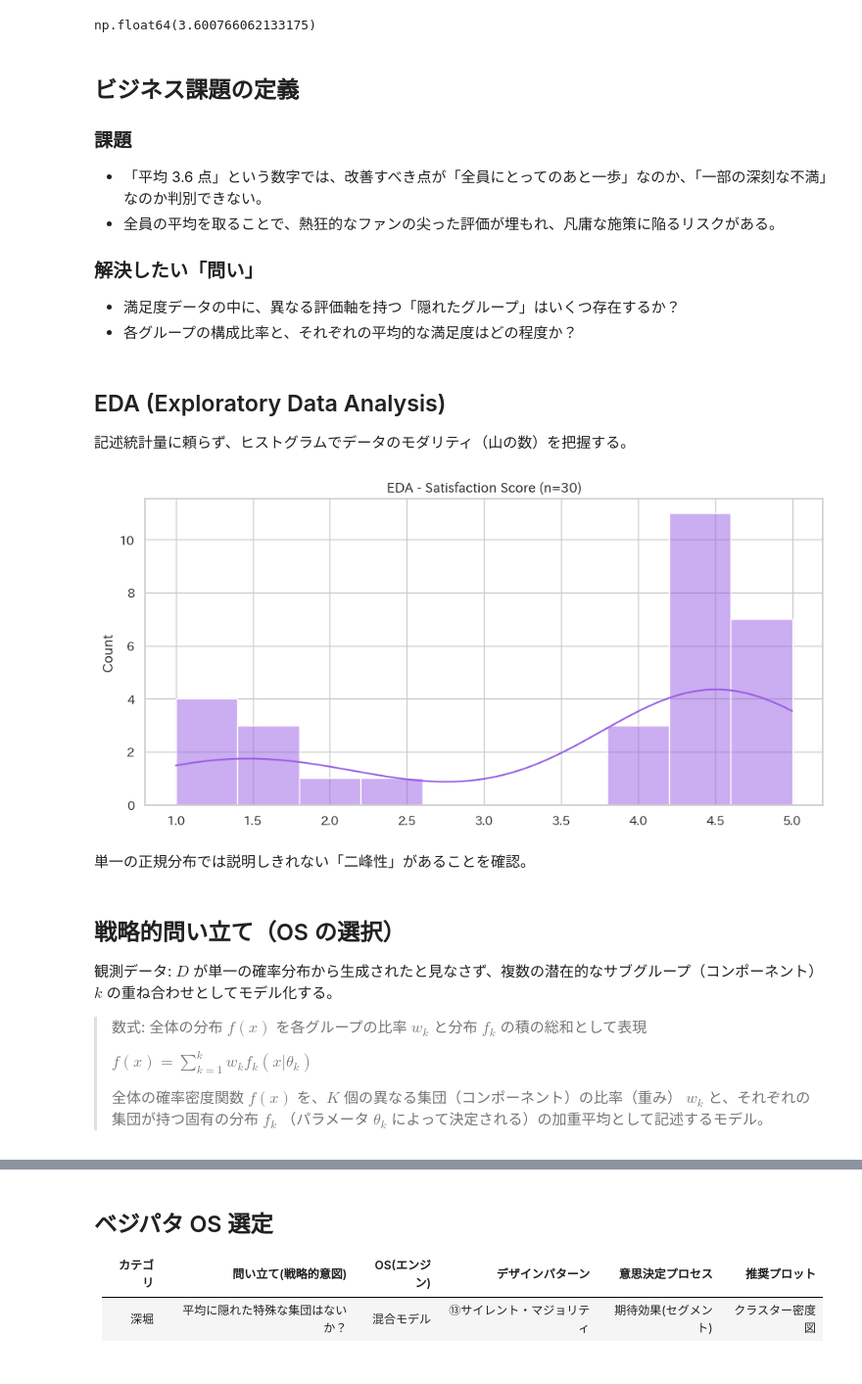
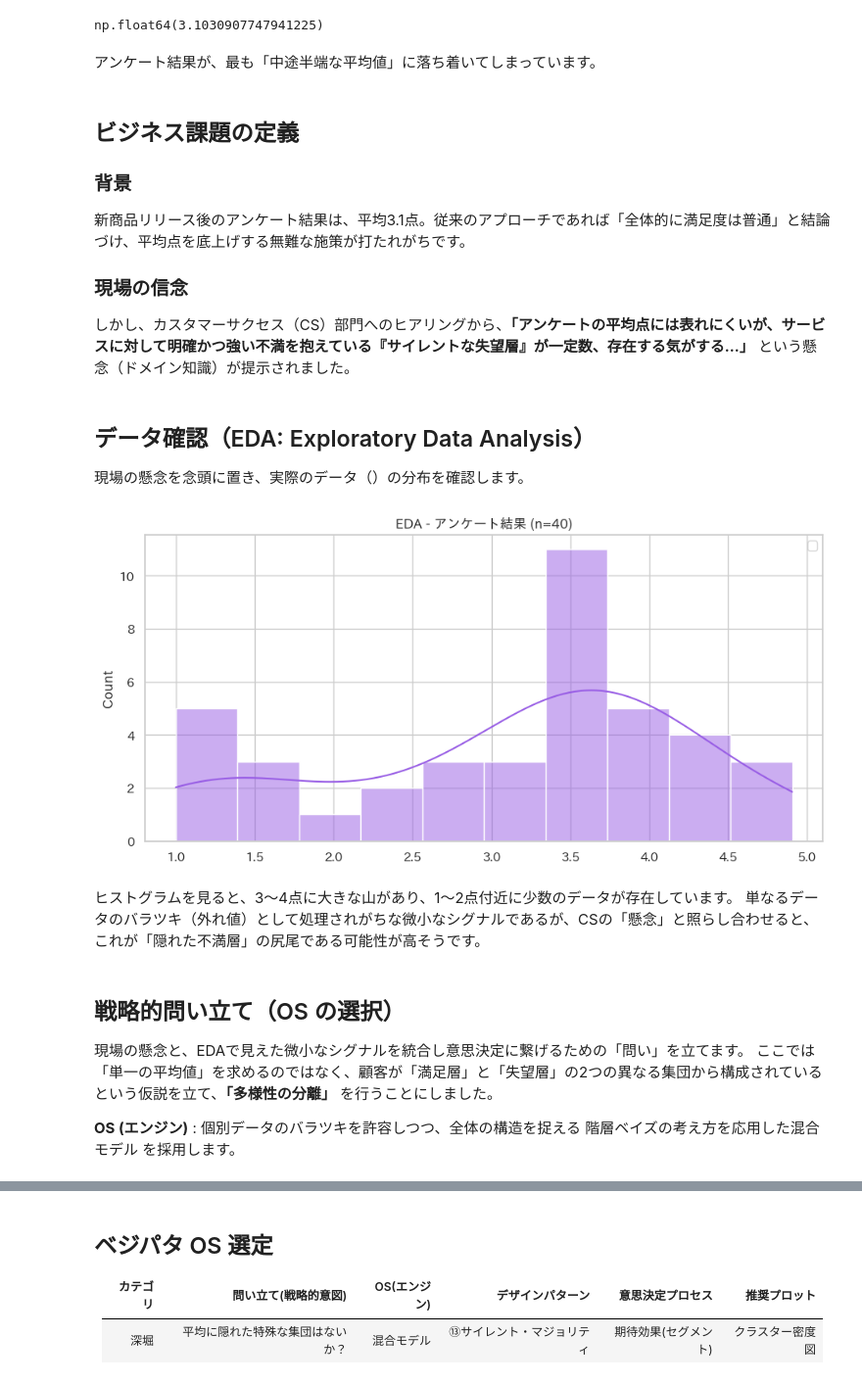
Before and after one commit to petalab-io/bayesian-iroha, a Jupyter notebook: notebooks/04_survey_latent_segmentasion/mixture_model_inference.ipynb, the cells around one changed output, grey strips where cells are left out. Shown at 98% size. Saved outputs shown, nothing was run; the diff lists cells and outputs as text; code cells hidden in the pictures.

```diff
--- a/notebooks/04_survey_latent_segmentasion/mixture_model_inference.ipynb
+++ b/notebooks/04_survey_latent_segmentasion/mixture_model_inference.ipynb
@@ -38,50 +37,51 @@ import japanize_matplotlib
 
 plt.rcParams["font.family"] = "IPAexGothic"
 # %%
-# n=30 の満足度データを生成（熱狂層: 0.6, 失望層: 0.4）
+# Data の生成: 満足層(75%)と隠れ不満層(25%)の混合
 np.random.seed(42)
 
-n_obs = 30
-idx_group = np.random.choice([0, 1], size=n_obs, p=[0.6, 0.4])
-mu_true = [4.5, 1.8]
-sigma_true = [0.3, 0.5]
-
-results_survey = np.random.normal(loc=np.array(mu_true)[idx_group], scale=np.array(sigma_true)[idx_group])
+n_obs = 40
+results_survey = np.concatenate([
+    np.random.normal(3.8, 0.7, int(n_obs * 0.75)),  # 満足層（ボリューム大、バラツキ大）
+    np.random.normal(1.5, 0.4, int(n_obs * 0.25)),  # 隠れ不満層（ボリューム小、極端に低い）
+])
+# シャッフルして５段階評価にクリップ
+np.random.shuffle(results_survey)
 results_survey = np.clip(results_survey, 1.0, 5.0)
 # %%
 results_survey.mean()  # 観測データの平均を出力
 # %% [output]
-np.float64(3.600766062133175)
+np.float64(3.1030907747941225)
+# %% [markdown]
+アンケート結果が、最も「中途半端な平均値」に落ち着いてしまっています。
 # %% [markdown]
 ## ビジネス課題の定義
-### 課題
-- 「平均 3.6 点」という数字では、改善すべき点が「全員にとってのあと一歩」なのか、「一部の深刻な不満」なのか判別できない。
-- 全員の平均を取ることで、熱狂的なファンの尖った評価が埋もれ、凡庸な施策に陥るリスクがある。
+### 背景
+新商品リリース後のアンケート結果は、平均3.1点。従来のアプローチであれば「全体的に満足度は普通」と結論づけ、平均点を底上げする無難な施策が打たれがちです。
 
-### 解決したい「問い」
-- 満足度データの中に、異なる評価軸を持つ「隠れたグループ」はいくつ存在するか？
-- 各グループの構成比率と、それぞれの平均的な満足度はどの程度か？
+### 現場の信念
+しかし、カスタマーサクセス（CS）部門へのヒアリングから、**「アンケートの平均点には表れにくいが、サービスに対して明確かつ強い不満を抱えている『サイレントな失望層』が一定数、存在する気がする...」** という懸念（ドメイン知識）が提示されました。
-# %% [markdown]
-## EDA (Exploratory Data Analysis)
-記述統計量に頼らず、ヒストグラムでデータのモダリティ（山の数）を把握する。
+# %% [markdown]
+## データ確認（EDA: Exploratory Data Analysis）
+現場の懸念を念頭に置き、実際のデータ（）の分布を確認します。
 # %%
 # ヒストグラムで分布を確認
 plt.figure(figsize=(11, 5))
 sns.histplot(results_survey, bins=10, kde=True)
-plt.title(f"EDA - Satisfaction Score (n={n_obs})")
+plt.title(f"EDA - アンケート結果 (n={n_obs})")
+plt.legend()
 plt.show()
 # %% [output]
-[figure, old version]
+[figure, new version]
 # %% [markdown]
-単一の正規分布では説明しきれない「二峰性」があることを確認。
+ヒストグラムを見ると、3〜4点に大きな山があり、1〜2点付近に少数のデータが存在しています。
+単なるデータのバラツキ（外れ値）として処理されがちな微小なシグナルであるが、CSの「懸念」と照らし合わせると、これが「隠れた不満層」の尻尾である可能性が高そうです。
 # %% [markdown]
 ## 戦略的問い立て（OS の選択）
-観測データ: $D$ が単一の確率分布から生成されたと見なさず、複数の潜在的なサブグループ（コンポーネント） $k$ の重ね合わせとしてモデル化する。
->数式: 全体の分布 $f(x)$ を各グループの比率 $w_k$ と分布 $f_k$ の積の総和として表現
->
->$f(x) = \sum_{k=1}^{k} w_k f_k(x|\theta_k)$
->
-> 全体の確率密度関数 $f(x)$ を、$K$ 個の異なる集団（コンポーネント）の比率（重み） $w_k$ と、それぞれの集団が持つ固有の分布 $f_k$ （パラメータ $\theta_k$ によって決定される）の加重平均として記述するモデル。
+現場の懸念と、EDAで見えた微小なシグナルを統合し意思決定に繋げるための「問い」を立てます。
+ここでは「単一の平均値」を求めるのではなく、顧客が「満足層」と「失望層」の2つの異なる集団から構成されているという仮説を立て、**「多様性の分離」** を行うことにしました。
+
+**OS (エンジン)** : 個別データのバラツキを許容しつつ、全体の構造を捉える 階層ベイズの考え方を応用した混合モデル を採用します。
 # %% [markdown]
 ### OS (エンジン)
 階層ベイズの考え方を応用した混合モデル
```
Also changed, not shown: parts of 59 cells of this notebook.
